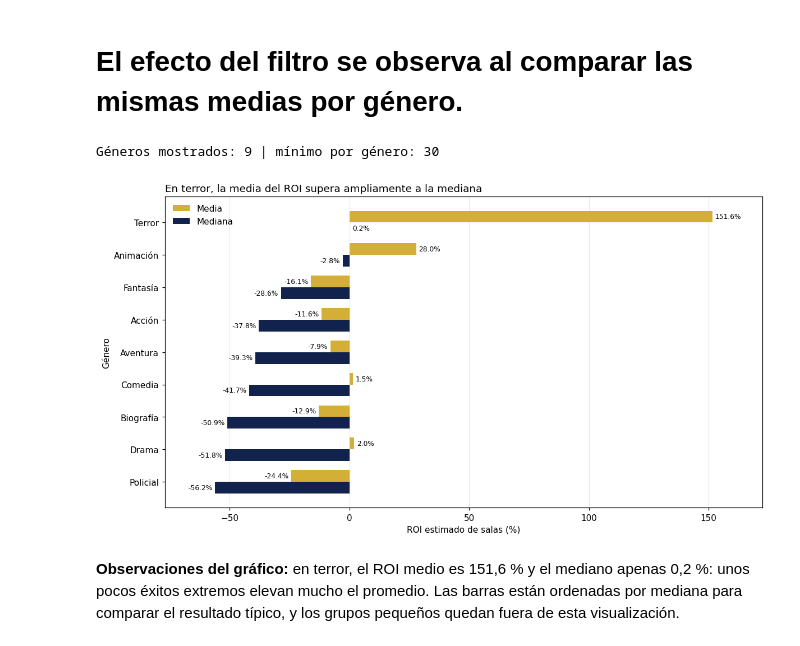
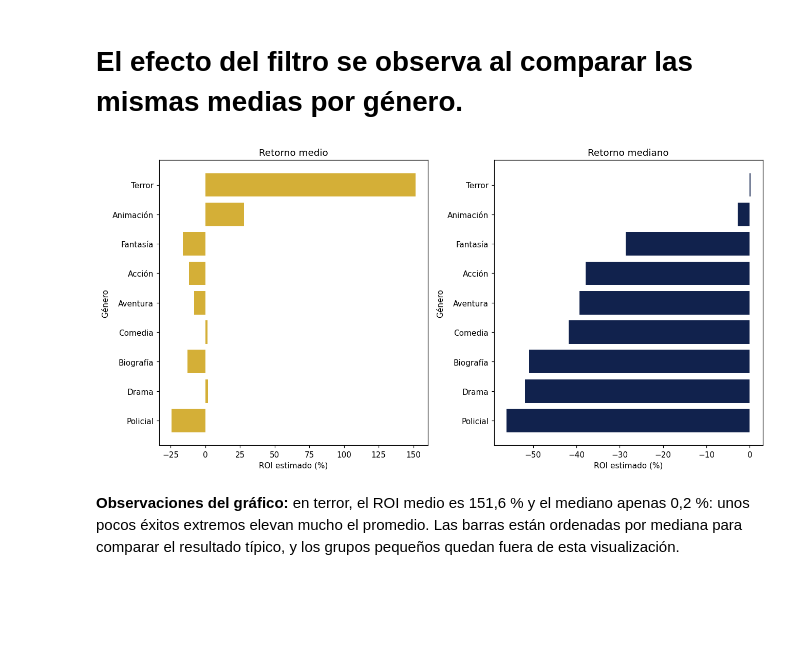
Before and after one commit to ETHARTIC/Programacion-Proyecto, a Jupyter notebook: notebooks/Proyecto_Final_B_Portafolio_Cine.ipynb, the cells around one changed output. Drawn from its saved outputs; the diff is of its cells as text; code cells hidden in the pictures; blank space fills up the shorter version.

```diff
--- a/notebooks/Proyecto_Final_B_Portafolio_Cine.ipynb
+++ b/notebooks/Proyecto_Final_B_Portafolio_Cine.ipynb
@@ -12,7 +12,7 @@ import numpy as np
 import pandas as pd
 from IPython.display import display
 
-raiz = Path.cwd().resolve()
+raiz = Path.cwd()
 if not (raiz / 'datos' / 'peliculas.csv').exists():
     raiz = raiz.parent
 
@@ -115,7 +120,7 @@ ID_ADICIONAL_INICIO = 90001
 ID_ADICIONAL_FIN = 90014
 
 # La fecha auxiliar no interviene al comparar las filas originales.
-duplicada_exacta = peliculas.drop(columns='fecha_convertida').duplicated()
+duplicada_exacta = peliculas[list(tipos_peliculas)].duplicated()
 sin_exactas = peliculas.loc[~duplicada_exacta].copy()
 ids_conflictivos = sin_exactas.duplicated(subset='id_pelicula').sum()
 
@@ -127,8 +132,8 @@ peliculas_repetidas = sin_exactas.loc[repetida_pelicula].sort_values(
 pares_repetidos = peliculas_repetidas[
     ['titulo', 'anio_estreno']].drop_duplicates()
 
-coinciden_otros_datos = peliculas_repetidas.drop(
-    columns=['id_pelicula', 'presupuesto_usd']).duplicated(keep=False)
+coinciden_otros_datos = peliculas_repetidas[[columna for columna in peliculas_repetidas.columns
+                         if columna not in ['id_pelicula', 'presupuesto_usd']]].duplicated(keep=False)
 
 print('Filas exactamente duplicadas:', duplicada_exacta.sum(),
       f'({duplicada_exacta.mean():.2%} de la base original)')
@@ -589,7 +594,7 @@ ipc_para_cruce = ipc.rename(columns={'anio':'anio_estreno'})
 print('Años repetidos en IPC:', ipc_para_cruce.anio_estreno.duplicated().sum())
 
 filas_antes_ipc = len(datos)
-datos = datos.merge(ipc_para_cruce, on='anio_estreno', how='left', validate='many_to_one')
+datos = datos.merge(ipc_para_cruce, on='anio_estreno', how='left')
 print('Películas antes y después del cruce:', filas_antes_ipc, 'y', len(datos))
 print('Películas sin IPC:', datos.ipc_eeuu.isna().sum())
 
@@ -916,48 +921,26 @@ Observamos cuánto cambian las medianas si usamos los presupuestos de las versio
 # %% [markdown]
 # El efecto del filtro se observa al comparar las mismas medias por género.
 # %%
-# Comparamos media y mediana solo en géneros con suficiente muestra.
-ANCHO_BARRA = 0.36
-MARGEN_EJE_PCT = 0.10
-generos_comparacion = resumen_genero.loc[
-    resumen_genero.peliculas >= MIN_PELICULAS_COMPARABLES].sort_values(
-        'roi_mediano_pct')
-posiciones = np.arange(len(generos_comparacion))
+generos_comparacion = resumen_genero[
+    resumen_genero['peliculas'] >= MIN_PELICULAS_COMPARABLES
+].sort_values('roi_mediano_pct')
 
-fig, ax = plt.subplots(figsize=(11, 6))
-barras_media = ax.barh(
-    posiciones + ANCHO_BARRA / 2, generos_comparacion.roi_medio_pct,
-    height=ANCHO_BARRA, color=DORADO_GRAFICO, label='Media')
-barras_mediana = ax.barh(
-    posiciones - ANCHO_BARRA / 2, generos_comparacion.roi_mediano_pct,
-    height=ANCHO_BARRA, color=AZUL_GRAFICO, label='Mediana')
-
-ax.set_yticks(posiciones)
-ax.set_yticklabels(generos_comparacion.genero)
-roi_min = min(generos_comparacion.roi_medio_pct.min(),
-              generos_comparacion.roi_mediano_pct.min())
-roi_max = max(generos_comparacion.roi_medio_pct.max(),
-              generos_comparacion.roi_mediano_pct.max())
-margen_eje = (roi_max - roi_min) * MARGEN_EJE_PCT
-ax.set_xlim(roi_min - margen_eje, roi_max + margen_eje)
-ax.bar_label(barras_media, fmt='%.1f%%', padding=3, fontsize=8)
-ax.bar_label(barras_mediana, fmt='%.1f%%', padding=3, fontsize=8)
-ax.set_title('En terror, la media del ROI supera ampliamente a la mediana',
-             loc='left')
-ax.set_xlabel('ROI estimado de salas (%)')
-ax.set_ylabel('Género')
-ax.legend(frameon=False)
-ax.grid(axis='x', alpha=0.3)
-ax.set_axisbelow(True)
+fig, ejes = plt.subplots(1, 2, figsize=(12, 6))
+ejes[0].barh(generos_comparacion['genero'], generos_comparacion['roi_medio_pct'],
+             color=DORADO_GRAFICO)
+ejes[0].set_title('Retorno medio')
+ejes[0].set_xlabel('ROI estimado (%)')
+ejes[0].set_ylabel('Género')
+ejes[1].barh(generos_comparacion['genero'], generos_comparacion['roi_mediano_pct'],
+             color=AZUL_GRAFICO)
+ejes[1].set_title('Retorno mediano')
+ejes[1].set_xlabel('ROI estimado (%)')
+ejes[1].set_ylabel('Género')
 fig.tight_layout()
 fig.savefig(carpeta_salidas / '38_grafico.png', dpi=150, bbox_inches='tight')
 plt.show()
-
-print('Géneros mostrados:', len(generos_comparacion),
-      '| mínimo por género:', MIN_PELICULAS_COMPARABLES)
 # %% [output]
-Géneros mostrados: 9 | mínimo por género: 30
-[figure, old version]
+[figure, new version]
 # %% [markdown]
 **Observaciones del gráfico:** en terror, el ROI medio es 151,6 % y el mediano apenas 0,2 %: unos pocos éxitos extremos elevan mucho el promedio. Las barras están ordenadas por mediana para comparar el resultado típico, y los grupos pequeños quedan fuera de esta visualización.
 # %%
```
Also changed, not shown: parts of 11 cells of this notebook, 2 other files.
